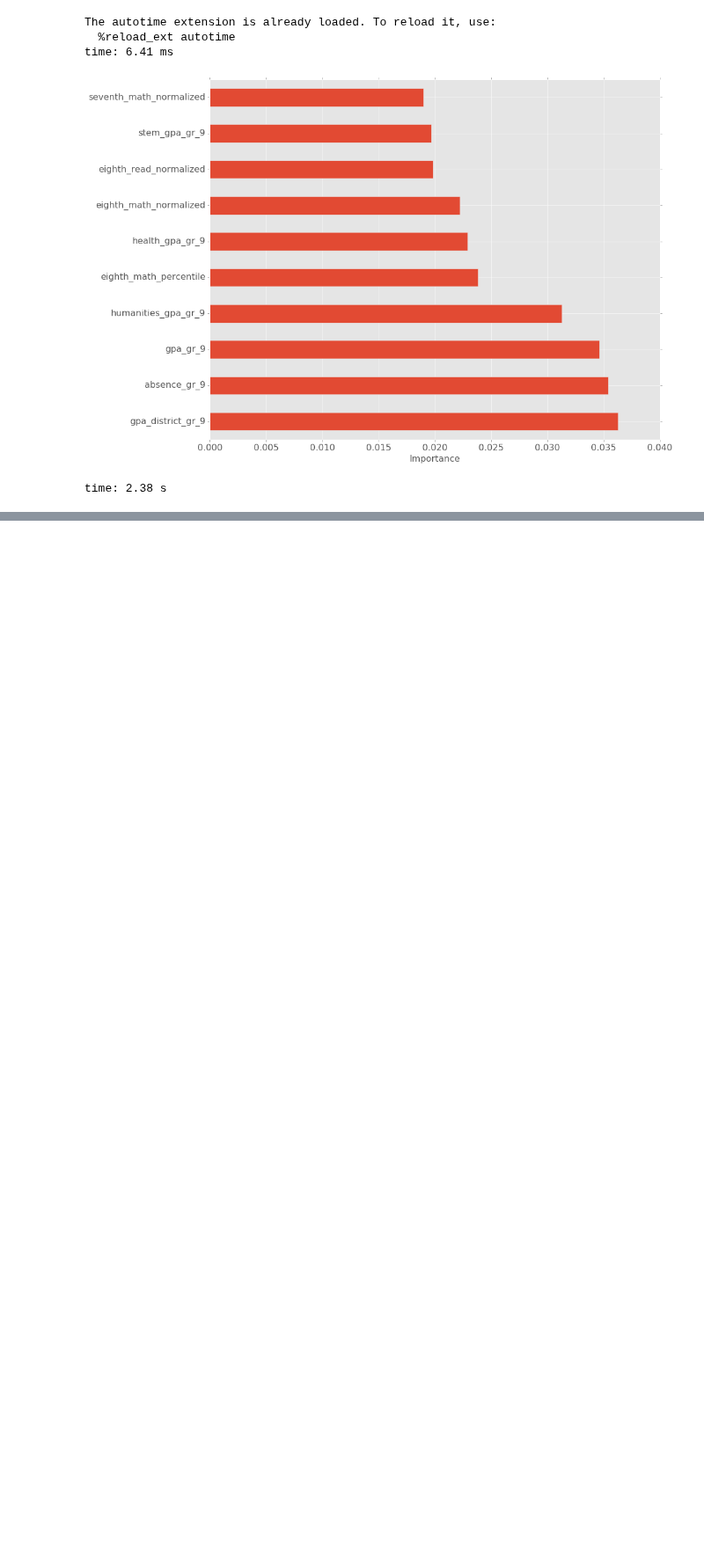
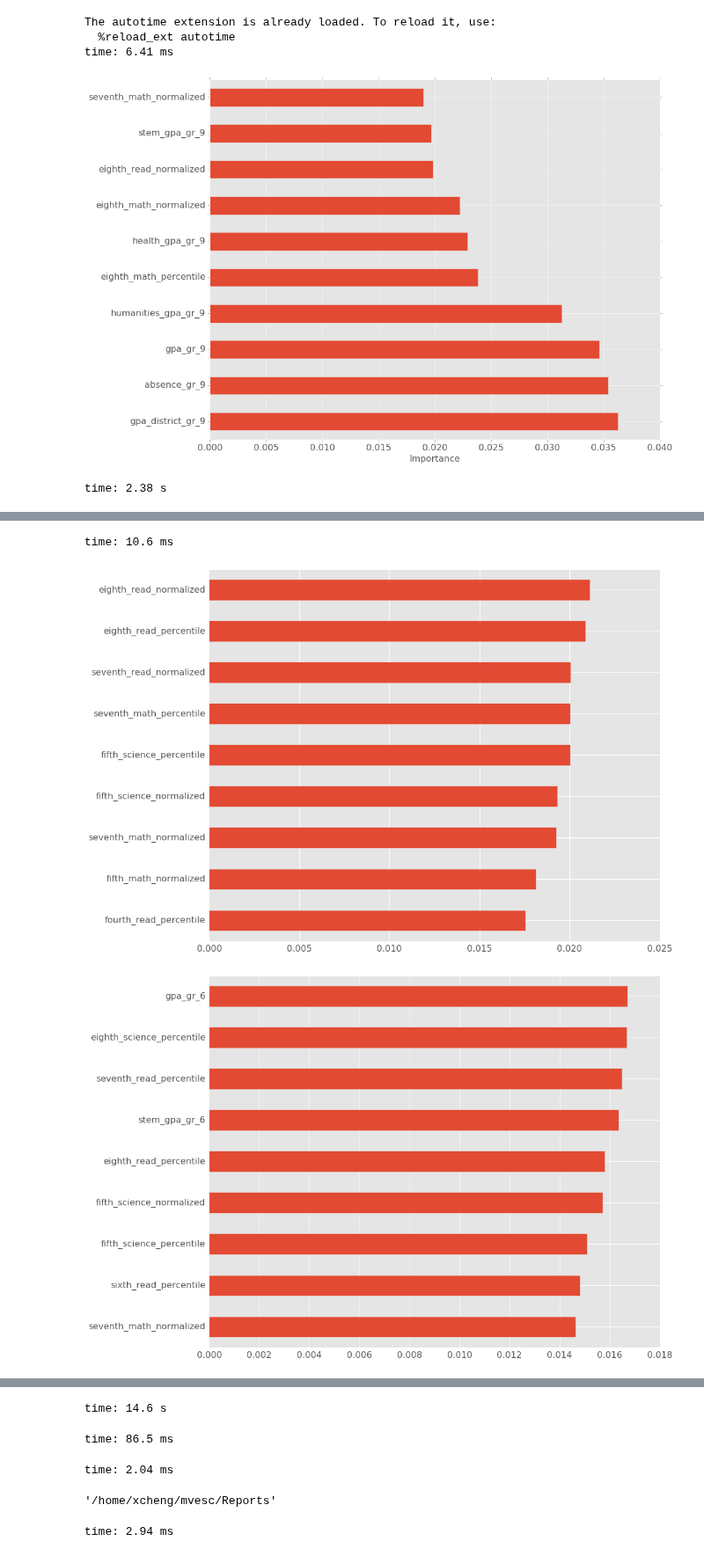
Before and after one commit to jgutman/mvesc, a Jupyter notebook: Reports/Plots_functions_dev.ipynb, the cells around one changed output, grey strips where cells are left out. Shown at 88% size. Drawn from its saved outputs; the diff is of its cells as text; code cells hidden in the pictures; blank space fills up the shorter version.

```diff
--- a/Reports/Plots_functions_dev.ipynb
+++ b/Reports/Plots_functions_dev.ipynb
@@ -91,0 +95,23 @@ time: 14.6 ms
+# %%
+def plot_feature_importance(table, schema='feature_scores', topN=10, title='', save=True,
+                            xlabel='', ylabel='', fontsize=16, figsize=(15, 10), savedir='./figs/'):
+    plt.style.use('ggplot')
+    with postgres_pgconnection_generator() as conn:
+        feature_importances = read_table_to_df(conn, table, schema='feature_scores')
+
+    df = feature_importances[['importance']]
+    df.index = feature_importances['feature']
+    ax = df.iloc[:topN:-1,:].plot(kind='barh', title=title, figsize=figsize, fontsize=fontsize, legend=False)
+    plt.ylabel(ylabel, fontsize=fontsize)
+    plt.xlabel(xlabel, fontsize=fontsize)
+    plt.tight_layout()
+    if save==True:
+        plt.savefig(savedir+'feature_importance_'+table+'.png', dpi=400)
+# %% [output]
+time: 10.6 ms
+# %%
+for tab in tables:
+    plot_feature_importance(tab)
+# %% [output]
+[figure, added]
+[figure, added]
@@ -91,0 +121,28 @@ time: 14.6 ms
+time: 14.6 s
+# %%
+tables = ['08_09_2016_grade_6_param_set_0_RF_ht_8585',
+'08_09_2016_grade_7_param_set_7_RF_ht_10497',
+'08_09_2016_grade_8_param_set_13_RF_ht_13254',
+'08_09_2016_grade_9_param_set_0_RF_ht_8645',
+'08_09_2016_grade_10_param_set_0_RF_ht_8680']
+top10_feautres = {}
+topN = 10
+with postgres_pgconnection_generator() as conn:
+    for table in tables:
+        df = read_table_to_df(conn, table, schema='feature_scores', nrows=-1)
+        df = df.sort_values(by=['importance'], ascending=False)
+        top10_feautres[table] = list(df.feature[:topN])
+# %% [output]
+time: 86.5 ms
+# %%
+pathname = os.path.dirname(sys.argv[0])
+full_pathname = os.path.abspath(pathname)
+split_pathname = full_pathname.split(sep="mvesc")
+base_pathname = os.path.join(split_pathname[0], "mvesc")
+# %% [output]
+time: 2.04 ms
+# %%
+pwd
+# %% [output]
+'/home/xcheng/mvesc/Reports'
+time: 2.94 ms
```
Also changed, not shown: parts of 7 cells of this notebook, 5 other files.
